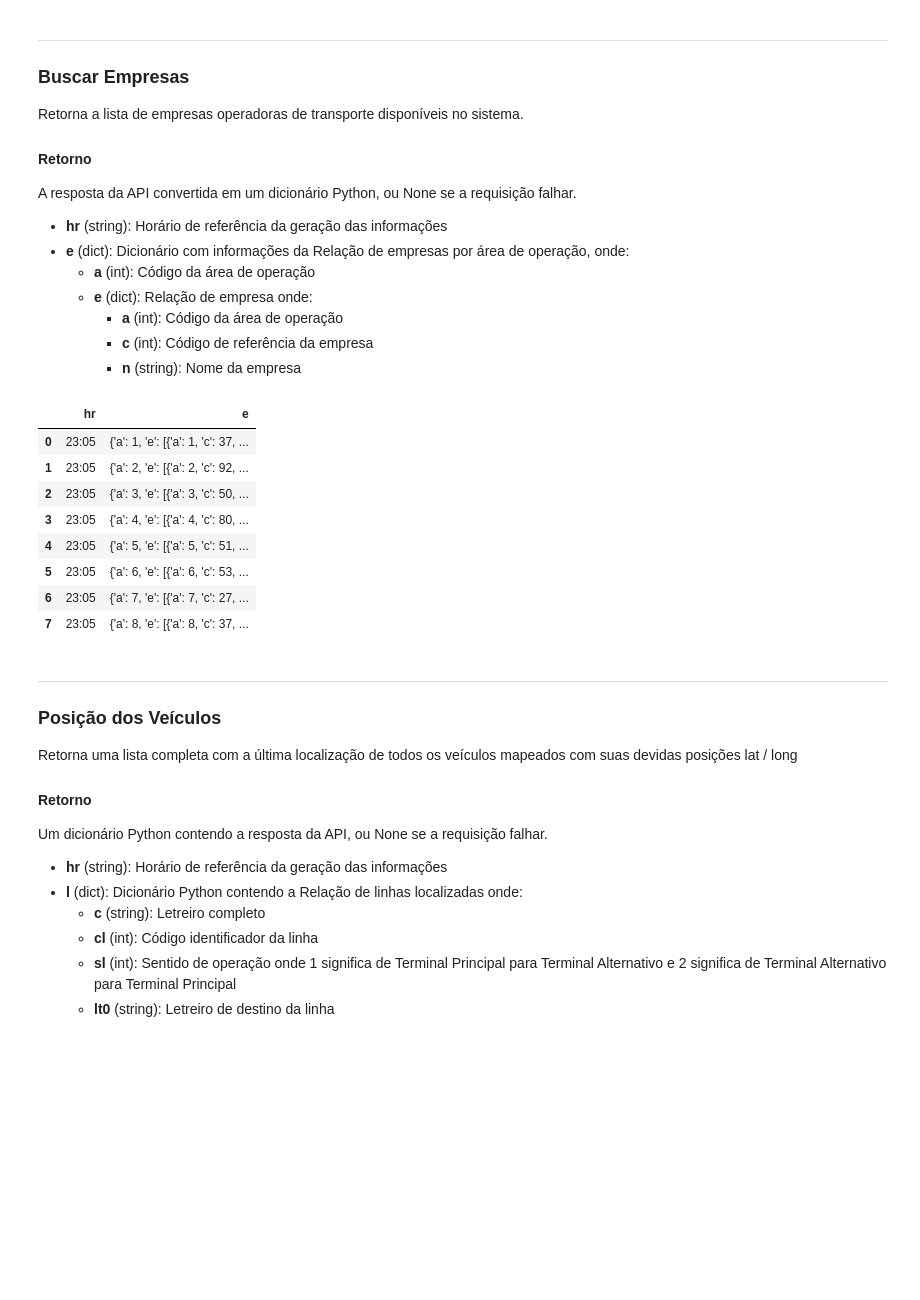
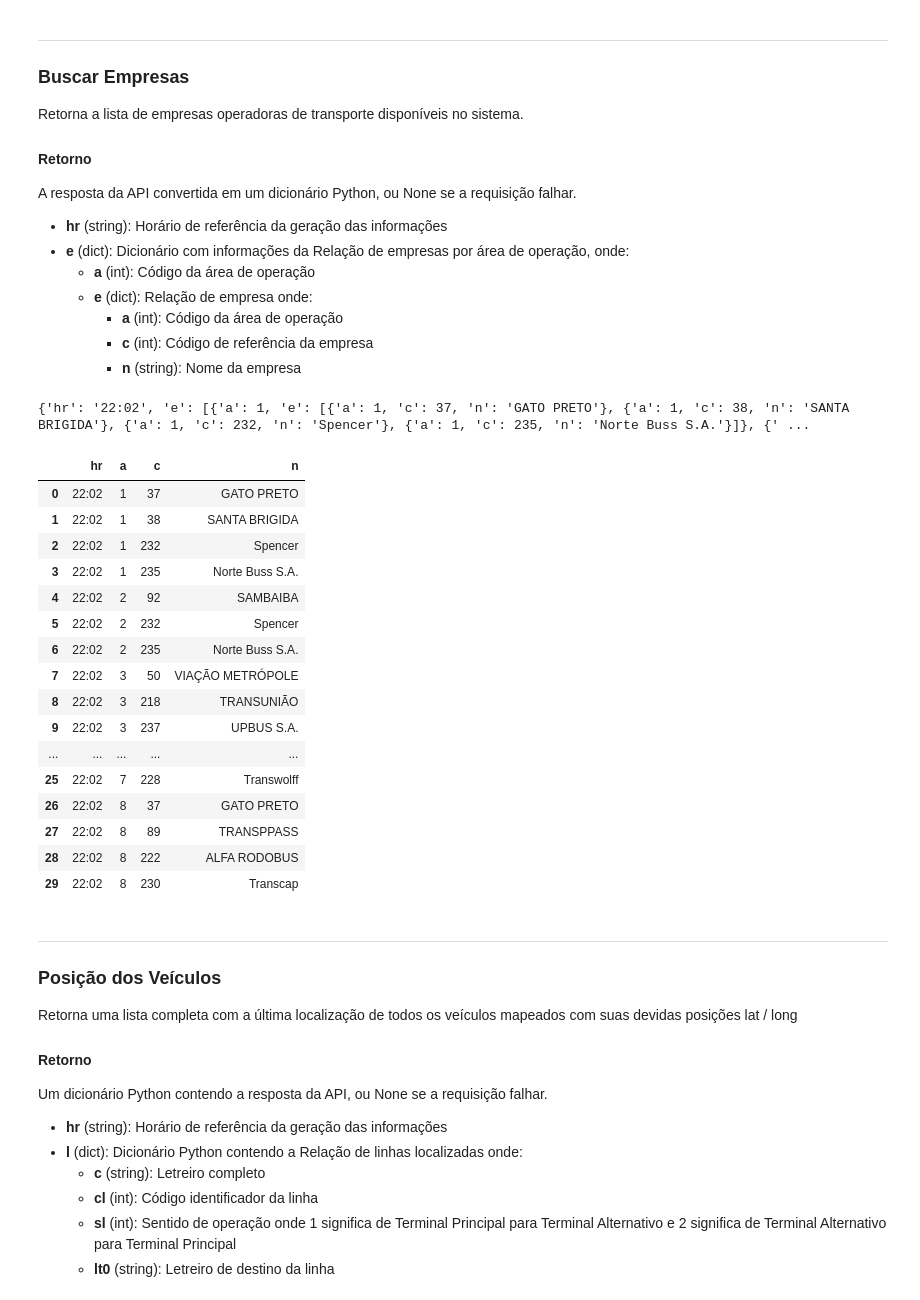
Before and after one commit to emviveros/InterSCity_Buzu, a Jupyter notebook: Python/API/notebooks/olho_vivo.ipynb, the cells around one changed output. Cells and saved outputs as stored; diff of their text form; code cells hidden in the pictures; blank space fills up the shorter version.

Commit message:
Melhora visualização buscar_empresas

```diff
--- a/Python/API/notebooks/olho_vivo.ipynb
+++ b/Python/API/notebooks/olho_vivo.ipynb
@@ -246,24 +246,67 @@ A resposta da API convertida em um dicionário Python, ou None se a requisição
         - **a** (int): Código da área de operação
         - **c** (int): Código de referência da empresa
         - **n** (string): Nome da empresa
-# %%
-# Faz uma chamada para buscar informações sobre as empresas operadoras de transporte
-empresas = api.buscar_empresas()
-
-# Imprime  informações de empresas
-import pandas as pd
-df_empresas = pd.DataFrame(empresas)
-df_empresas
-# %% [output]
-|  | hr | e |
-| 0 | 23:05 | {'a': 1, 'e': [{'a': 1, 'c': 37, ... |
-| 1 | 23:05 | {'a': 2, 'e': [{'a': 2, 'c': 92, ... |
-| 2 | 23:05 | {'a': 3, 'e': [{'a': 3, 'c': 50, ... |
-| 3 | 23:05 | {'a': 4, 'e': [{'a': 4, 'c': 80, ... |
-| 4 | 23:05 | {'a': 5, 'e': [{'a': 5, 'c': 51, ... |
-| 5 | 23:05 | {'a': 6, 'e': [{'a': 6, 'c': 53, ... |
-| 6 | 23:05 | {'a': 7, 'e': [{'a': 7, 'c': 27, ... |
-| 7 | 23:05 | {'a': 8, 'e': [{'a': 8, 'c': 37, ... |
+# %%
+# Faz uma chamada para buscar informações sobre as empresas operadoras de transporte
+empresas = api.buscar_empresas()
+print(empresas)
+
+# Imprime  informações de empresas
+import pandas as pd
+
+def criar_dataframe_empresas(dados_api):
+  """
+  Cria um DataFrame com informações de empresas e área de atuação a partir de um dicionário da API Olho Vivo.
+
+  Args:
+    dados_api: Dicionário contendo informações de empresas e área de atuação.
+
+  Returns:
+    DataFrame com colunas 'hr', 'a', 'c' e 'n'.
+  """
+
+  # Extrair hora da consulta
+  hora_consulta = dados_api['hr']
+
+  # Lista para armazenar informações das empresas
+  lista_empresas = []
+
+  # Iterar sobre as áreas de operação e empresas
+  for area_operacao in dados_api['e']:
+    codigo_area = area_operacao['a']
+    for empresa in area_operacao['e']:
+      codigo_empresa = empresa['c']
+      nome_empresa = empresa['n']
+
+      # Adicionar informações à lista
+      lista_empresas.append({'hr': hora_consulta, 'a': codigo_area, 'c': codigo_empresa, 'n': nome_empresa})
+
+  # Criar DataFrame a partir da lista
+  df_empresas = pd.DataFrame(lista_empresas, columns=['hr', 'a', 'c', 'n'])
+
+  return df_empresas
+
+df_empresas = criar_dataframe_empresas(empresas)
+df_empresas
+# %% [output]
+{'hr': '22:02', 'e': [{'a': 1, 'e': [{'a': 1, 'c': 37, 'n': 'GATO PRETO'}, {'a': 1, 'c': 38, 'n': 'SANTA BRIGIDA'}, {'a': 1, 'c': 232, 'n': 'Spencer'}, {'a': 1, 'c': 235, 'n': 'Norte Buss S.A.'}]}, {' ...
+|  | hr | a | c | n |
+| 0 | 22:02 | 1 | 37 | GATO PRETO |
+| 1 | 22:02 | 1 | 38 | SANTA BRIGIDA |
+| 2 | 22:02 | 1 | 232 | Spencer |
+| 3 | 22:02 | 1 | 235 | Norte Buss S.A. |
+| 4 | 22:02 | 2 | 92 | SAMBAIBA |
+| 5 | 22:02 | 2 | 232 | Spencer |
+| 6 | 22:02 | 2 | 235 | Norte Buss S.A. |
+| 7 | 22:02 | 3 | 50 | VIAÇÃO METRÓPOLE |
+| 8 | 22:02 | 3 | 218 | TRANSUNIÃO |
+| 9 | 22:02 | 3 | 237 | UPBUS S.A. |
+| ... | ... | ... | ... | ... |
+| 25 | 22:02 | 7 | 228 | Transwolff |
+| 26 | 22:02 | 8 | 37 | GATO PRETO |
+| 27 | 22:02 | 8 | 89 | TRANSPPASS |
+| 28 | 22:02 | 8 | 222 | ALFA RODOBUS |
+| 29 | 22:02 | 8 | 230 | Transcap |
 # %% [markdown]
 ---
 
```
